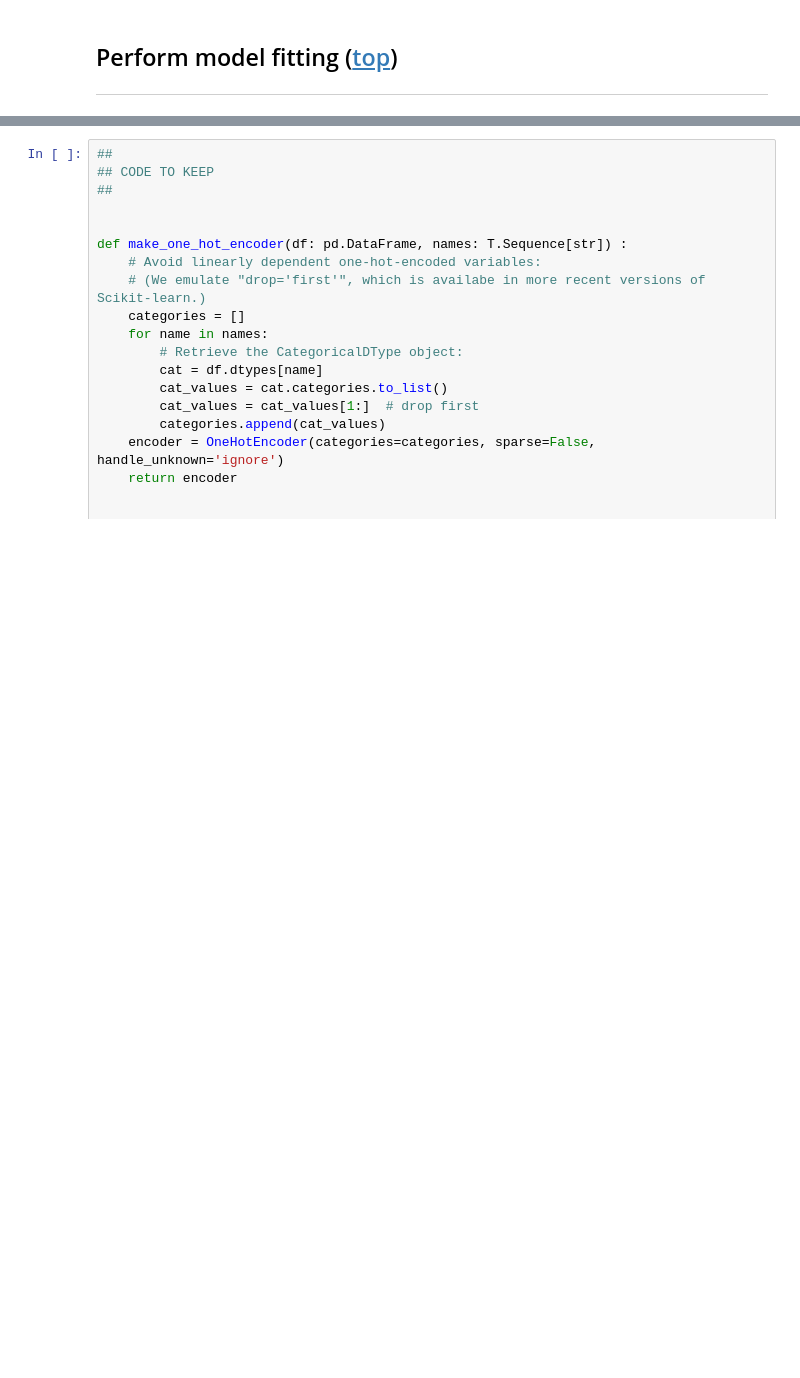
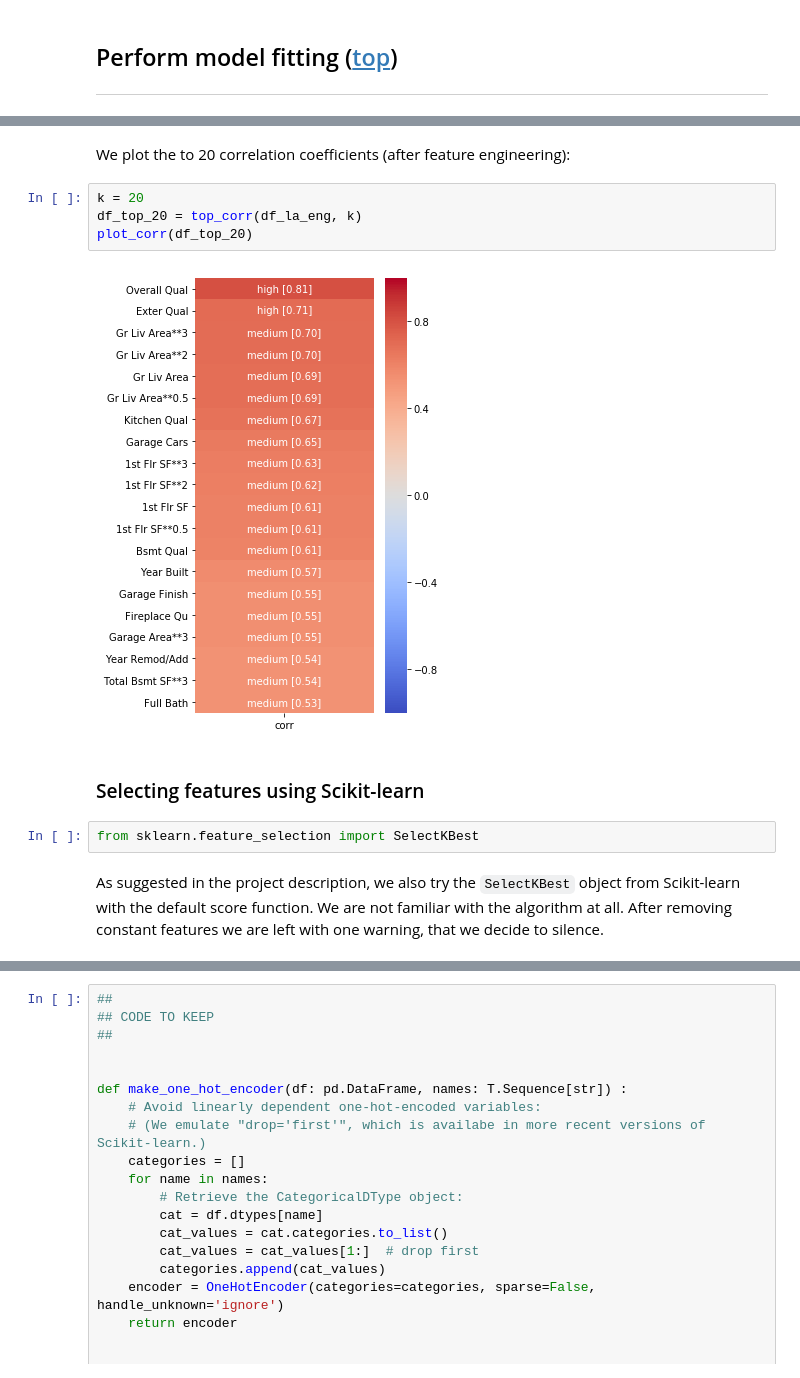
Before and after one commit to jeanrichard/epflx-adsml19-course3-project, a Jupyter notebook: house-prices/house-prices-solution-WIP.ipynb, the cells around one changed output, grey strips where cells are left out. Cells and saved outputs as stored; diff of their text form; blank space fills up the shorter version.

```diff
--- a/house-prices/house-prices-solution-WIP.ipynb
+++ b/house-prices/house-prices-solution-WIP.ipynb
@@ -1220,0 +1125,14 @@ We also keep a table for values that indicate the absence of a feature:
+# %% [markdown]
+We plot the to 20 correlation coefficients (after feature engineering):
+# %%
+k = 20
+df_top_20 = top_corr(df_la_eng, k)
+plot_corr(df_top_20)
+# %% [output]
+[figure, added]
+# %% [markdown]
+### Selecting features using Scikit-learn
+# %%
+from sklearn.feature_selection import SelectKBest
+# %% [markdown]
+As suggested in the project description, we also try the `SelectKBest` object from Scikit-learn with the default score function. We are not familiar with the algorithm at all. After removing constant features we are left with one warning, that we decide to silence.
```
Also changed, not shown: parts of 26 cells of this notebook.
